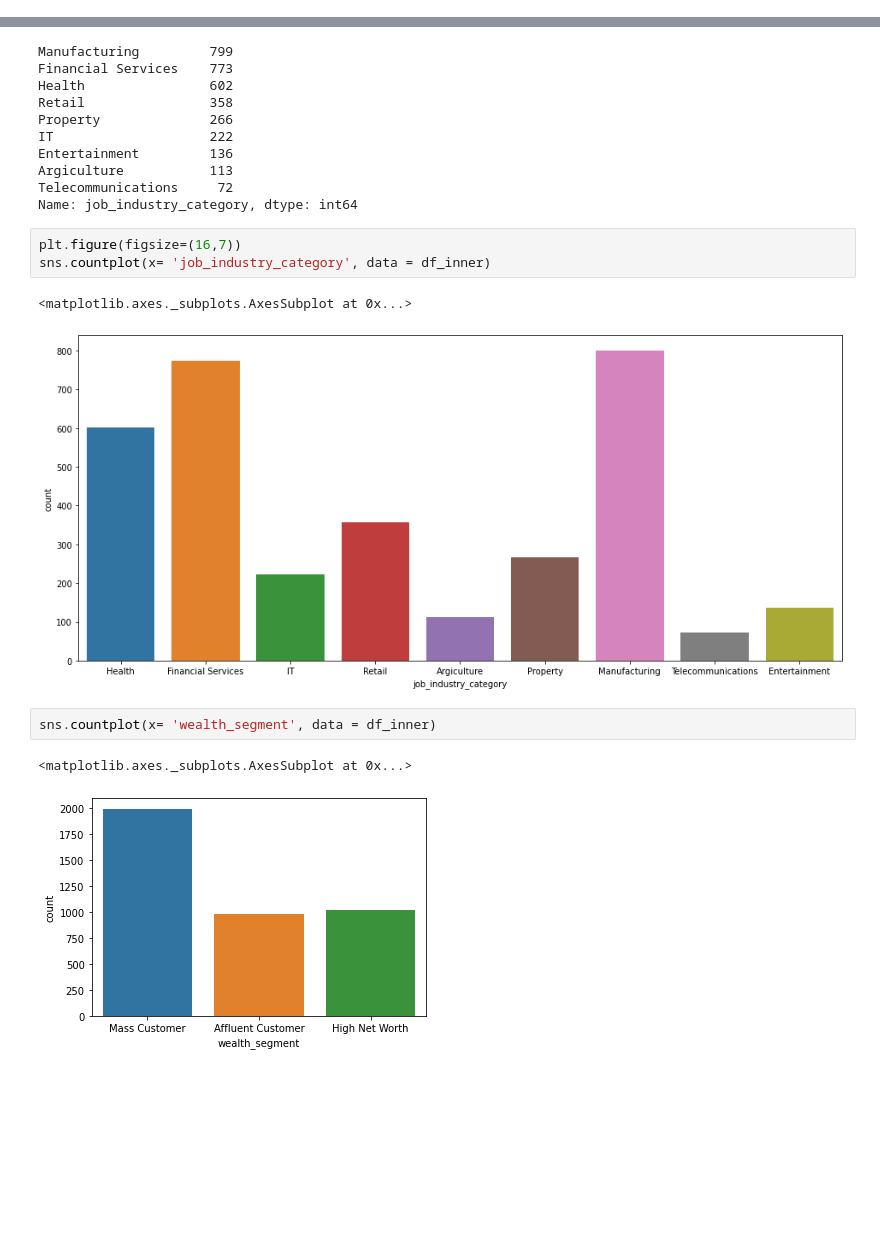
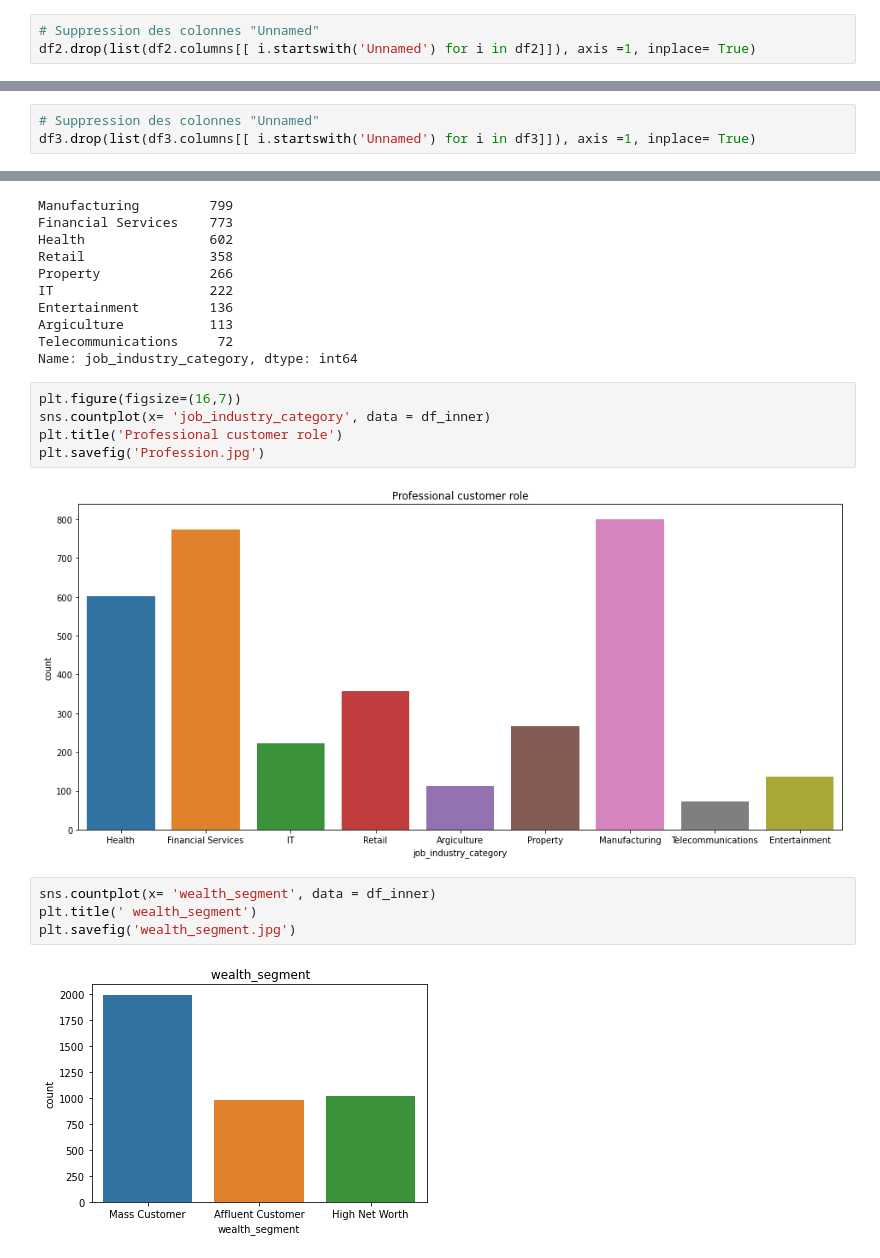
Before and after one commit to Dielvic/KPMG-Analysis-Virtual-Stage, a Jupyter notebook: KPMG_virtual_stage.ipynb, the cells around one changed output, grey strips where cells are left out. Cells and saved outputs as stored; diff of their text form; blank space fills up the shorter version.

```diff
--- a/KPMG_virtual_stage.ipynb
+++ b/KPMG_virtual_stage.ipynb
@@ -114,3 +134,6 @@ df2.head()
+# %%
+# Suppression des colonnes "Unnamed"
+df2.drop(list(df2.columns[[ i.startswith('Unnamed') for i in df2]]), axis =1, inplace= True)
 # %%
 df2.describe()
 # %% [output]
@@ -207,3 +240,6 @@ Name: DOB, Length: 4000, dtype: datetime64[ns]
+# %%
+# Suppression des colonnes "Unnamed"
+df3.drop(list(df3.columns[[ i.startswith('Unnamed') for i in df3]]), axis =1, inplace= True)
 # %%
 df3.head()
 # %% [output]
@@ -439,11 +479,13 @@ Name: job_industry_category, dtype: int64
 # %%
 plt.figure(figsize=(16,7))
 sns.countplot(x= 'job_industry_category', data = df_inner)
+plt.title('Professional customer role')
+plt.savefig('Profession.jpg')
 # %% [output]
-<matplotlib.axes._subplots.AxesSubplot at 0x...>
-[figure, old version]
+[figure, new version]
 # %%
 sns.countplot(x= 'wealth_segment', data = df_inner)
+plt.title(' wealth_segment')
+plt.savefig('wealth_segment.jpg')
 # %% [output]
-<matplotlib.axes._subplots.AxesSubplot at 0x...>
-[figure, old version]
+[figure, new version]
```
Also changed, not shown: parts of 46 cells of this notebook.
